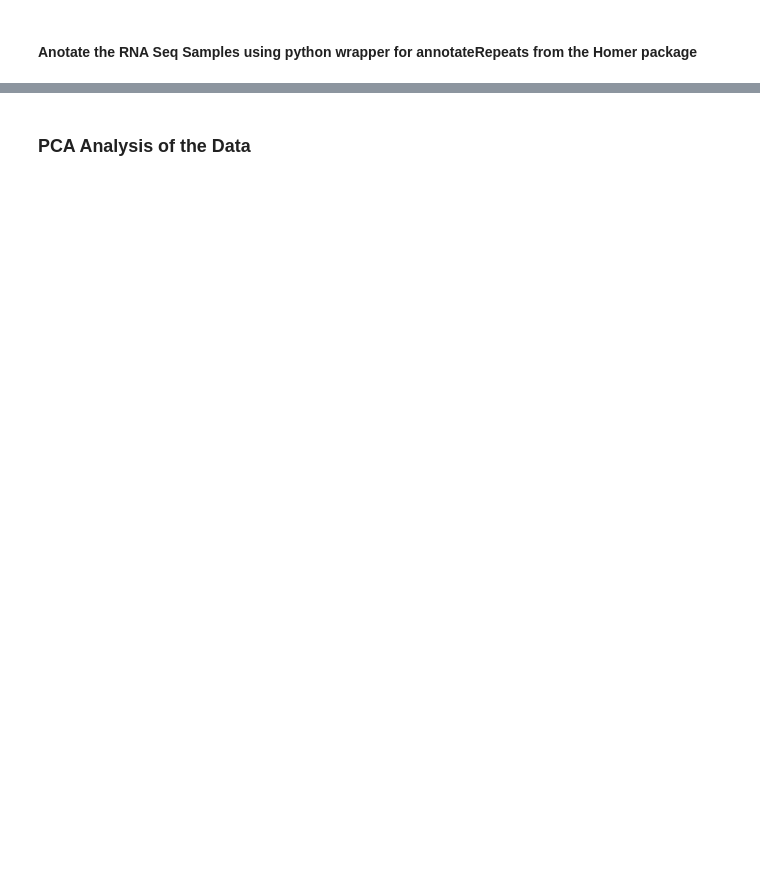
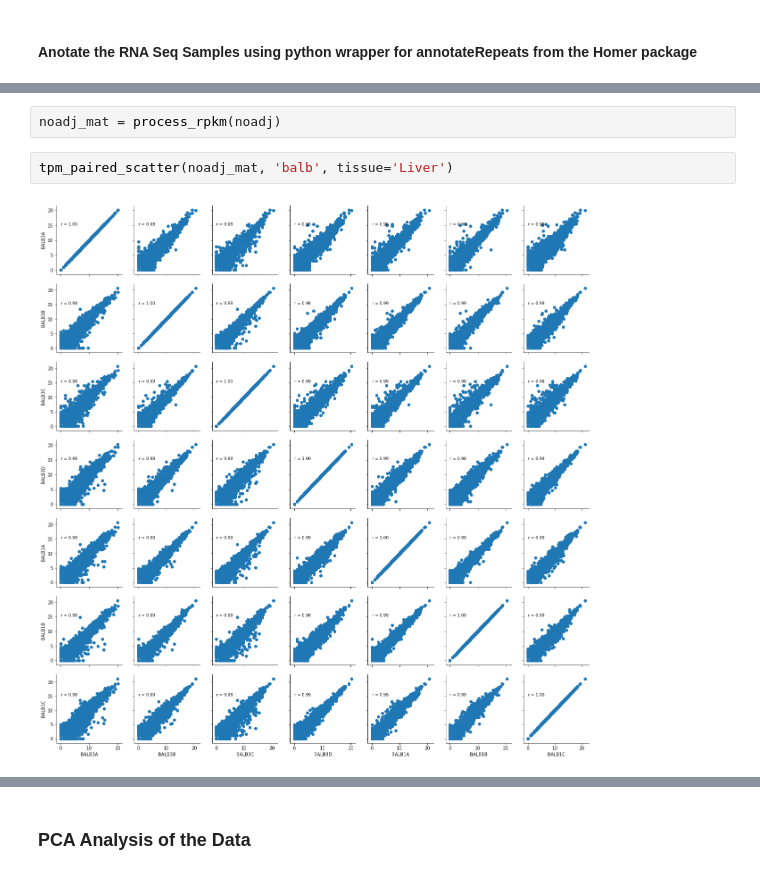
Before and after one commit to HunterBennett/liverStrains, a Jupyter notebook: results/171205_RNASeq_Strains.ipynb, the cells around one changed output, grey strips where cells are left out. Saved outputs shown, nothing was run; the diff lists cells and outputs as text; blank space fills up the shorter version.

```diff
--- a/results/171205_RNASeq_Strains.ipynb
+++ b/results/171205_RNASeq_Strains.ipynb
@@ -159,0 +234,6 @@ for count_type, raw, norm in analyses:
+# %%
+noadj_mat = process_rpkm(noadj)
+# %%
+tpm_paired_scatter(noadj_mat, 'balb', tissue='Liver')
+# %% [output]
+[figure, added]
```
Also changed, not shown: parts of 19 cells of this notebook, 4 other files.
